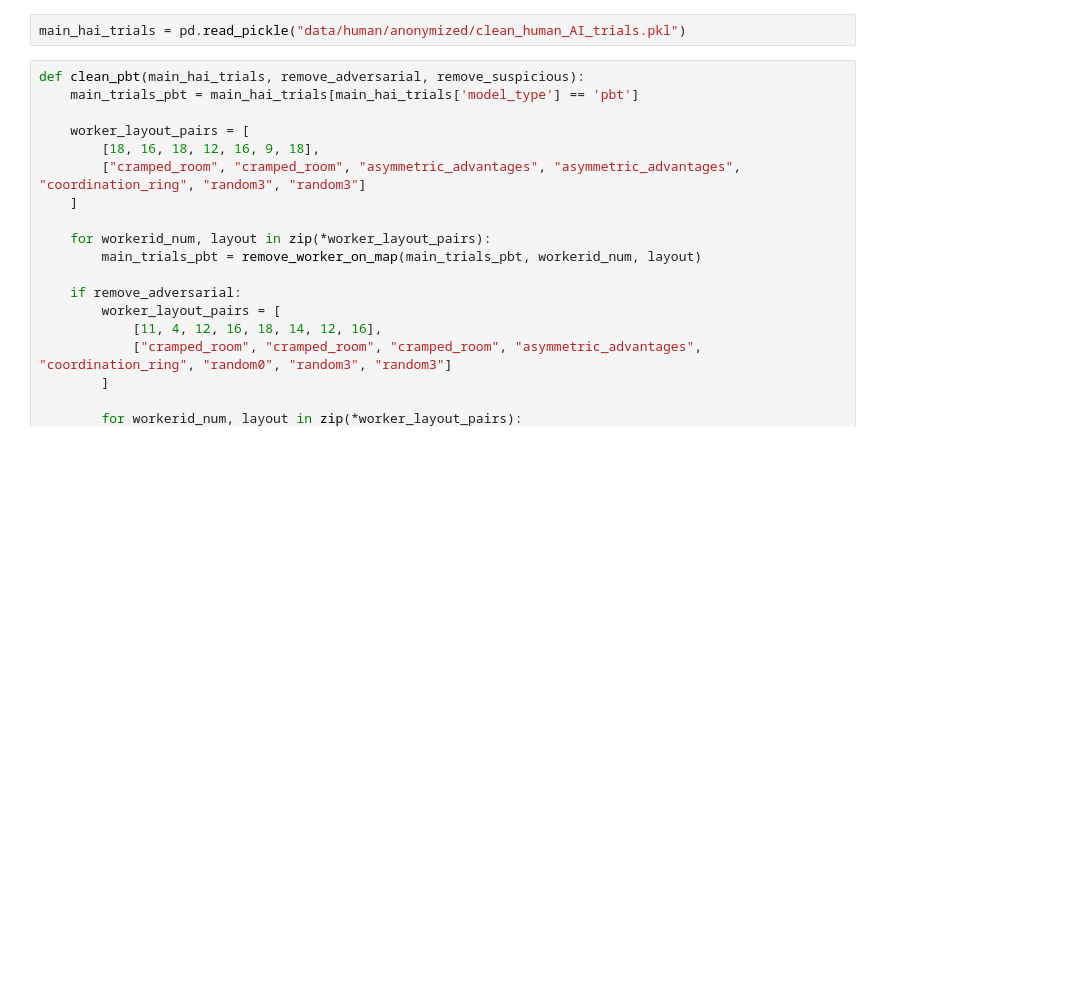
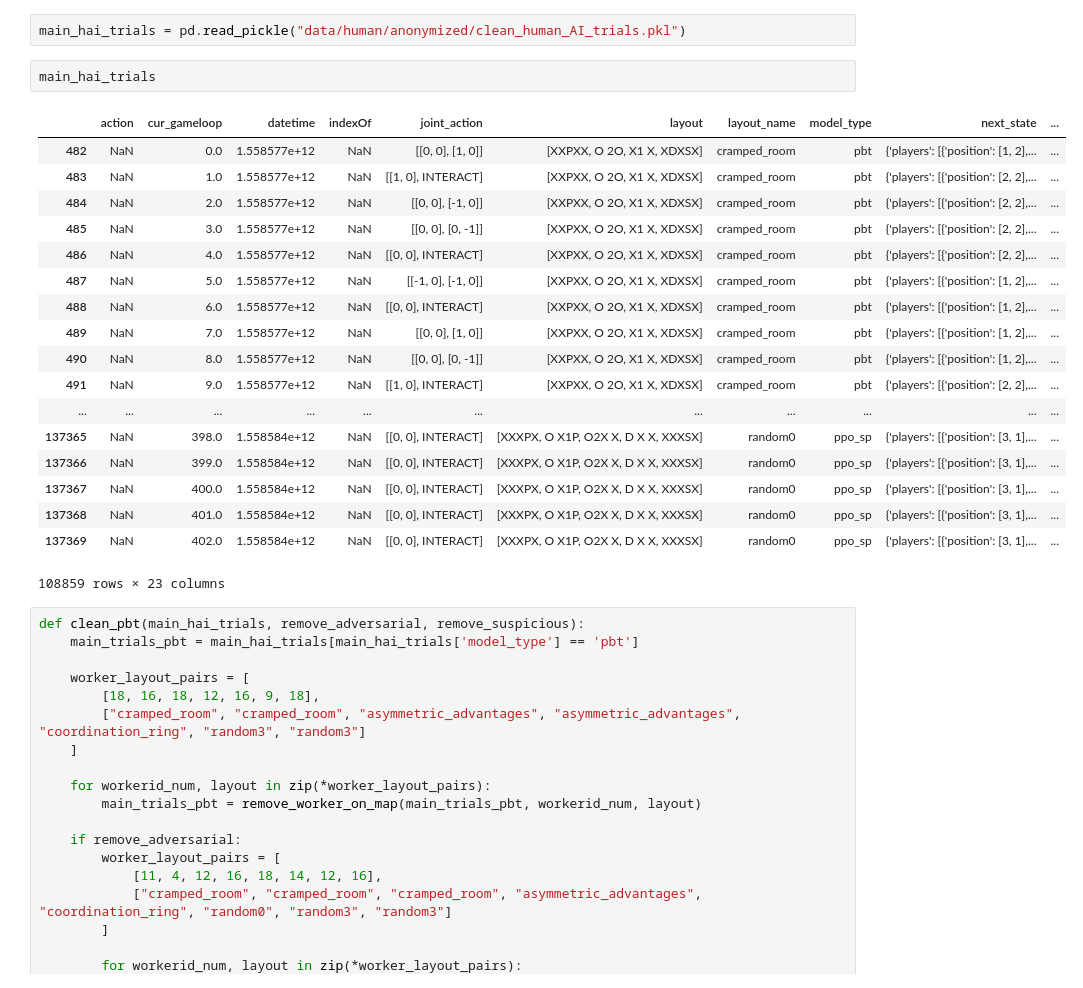
Before and after one commit to HumanCompatibleAI/human_aware_rl, a Jupyter notebook: human_aware_rl/Human-AI data wrangling (Anonymized).ipynb, the cells around one changed output. Cells and saved outputs as stored; diff of their text form; blank space fills up the shorter version.

```diff
--- a/human_aware_rl/Human-AI data wrangling (Anonymized).ipynb
+++ b/human_aware_rl/Human-AI data wrangling (Anonymized).ipynb
@@ -39,6 +39,27 @@ min(ages), max(ages)
 ## Removing trials with low rewards
 # %%
 main_hai_trials = pd.read_pickle("data/human/anonymized/clean_human_AI_trials.pkl")
+# %%
+main_hai_trials
+# %% [output]
+|  | action | cur_gameloop | datetime | indexOf | joint_action | layout | layout_name | model_type | next_state | ... |
+| 482 | NaN | 0.0 | 1.558577e+12 | NaN | [[0, 0], [1, 0]] | [XXPXX, O 2O, X1 X, XDXSX] | cramped_room | pbt | {'players': [{'position': [1, 2],... | ... |
+| 483 | NaN | 1.0 | 1.558577e+12 | NaN | [[1, 0], INTERACT] | [XXPXX, O 2O, X1 X, XDXSX] | cramped_room | pbt | {'players': [{'position': [2, 2],... | ... |
+| 484 | NaN | 2.0 | 1.558577e+12 | NaN | [[0, 0], [-1, 0]] | [XXPXX, O 2O, X1 X, XDXSX] | cramped_room | pbt | {'players': [{'position': [2, 2],... | ... |
+| 485 | NaN | 3.0 | 1.558577e+12 | NaN | [[0, 0], [0, -1]] | [XXPXX, O 2O, X1 X, XDXSX] | cramped_room | pbt | {'players': [{'position': [2, 2],... | ... |
+| 486 | NaN | 4.0 | 1.558577e+12 | NaN | [[0, 0], INTERACT] | [XXPXX, O 2O, X1 X, XDXSX] | cramped_room | pbt | {'players': [{'position': [2, 2],... | ... |
+| 487 | NaN | 5.0 | 1.558577e+12 | NaN | [[-1, 0], [-1, 0]] | [XXPXX, O 2O, X1 X, XDXSX] | cramped_room | pbt | {'players': [{'position': [1, 2],... | ... |
+| 488 | NaN | 6.0 | 1.558577e+12 | NaN | [[0, 0], INTERACT] | [XXPXX, O 2O, X1 X, XDXSX] | cramped_room | pbt | {'players': [{'position': [1, 2],... | ... |
+| 489 | NaN | 7.0 | 1.558577e+12 | NaN | [[0, 0], [1, 0]] | [XXPXX, O 2O, X1 X, XDXSX] | cramped_room | pbt | {'players': [{'position': [1, 2],... | ... |
+| 490 | NaN | 8.0 | 1.558577e+12 | NaN | [[0, 0], [0, -1]] | [XXPXX, O 2O, X1 X, XDXSX] | cramped_room | pbt | {'players': [{'position': [1, 2],... | ... |
+| 491 | NaN | 9.0 | 1.558577e+12 | NaN | [[1, 0], INTERACT] | [XXPXX, O 2O, X1 X, XDXSX] | cramped_room | pbt | {'players': [{'position': [2, 2],... | ... |
+| ... | ... | ... | ... | ... | ... | ... | ... | ... | ... | ... |
+| 137365 | NaN | 398.0 | 1.558584e+12 | NaN | [[0, 0], INTERACT] | [XXXPX, O X1P, O2X X, D X X, XXXSX] | random0 | ppo_sp | {'players': [{'position': [3, 1],... | ... |
+| 137366 | NaN | 399.0 | 1.558584e+12 | NaN | [[0, 0], INTERACT] | [XXXPX, O X1P, O2X X, D X X, XXXSX] | random0 | ppo_sp | {'players': [{'position': [3, 1],... | ... |
+| 137367 | NaN | 400.0 | 1.558584e+12 | NaN | [[0, 0], INTERACT] | [XXXPX, O X1P, O2X X, D X X, XXXSX] | random0 | ppo_sp | {'players': [{'position': [3, 1],... | ... |
+| 137368 | NaN | 401.0 | 1.558584e+12 | NaN | [[0, 0], INTERACT] | [XXXPX, O X1P, O2X X, D X X, XXXSX] | random0 | ppo_sp | {'players': [{'position': [3, 1],... | ... |
+| 137369 | NaN | 402.0 | 1.558584e+12 | NaN | [[0, 0], INTERACT] | [XXXPX, O X1P, O2X X, D X X, XXXSX] | random0 | ppo_sp | {'players': [{'position': [3, 1],... | ... |
+108859 rows × 23 columns
 # %%
 def clean_pbt(main_hai_trials, remove_adversarial, remove_suspicious):
     main_trials_pbt = main_hai_trials[main_hai_trials['model_type'] == 'pbt']
```
Also changed, not shown: parts of 2 cells of this notebook, 12 other files.
